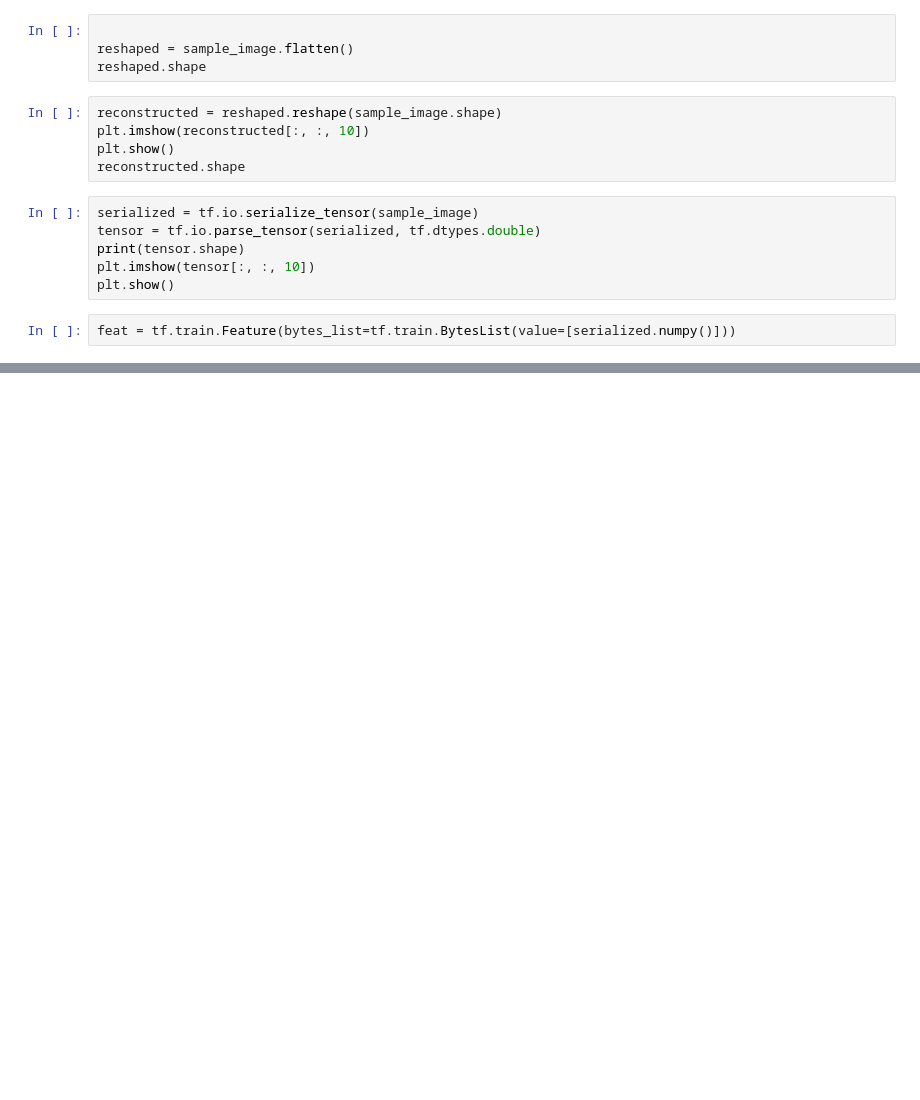
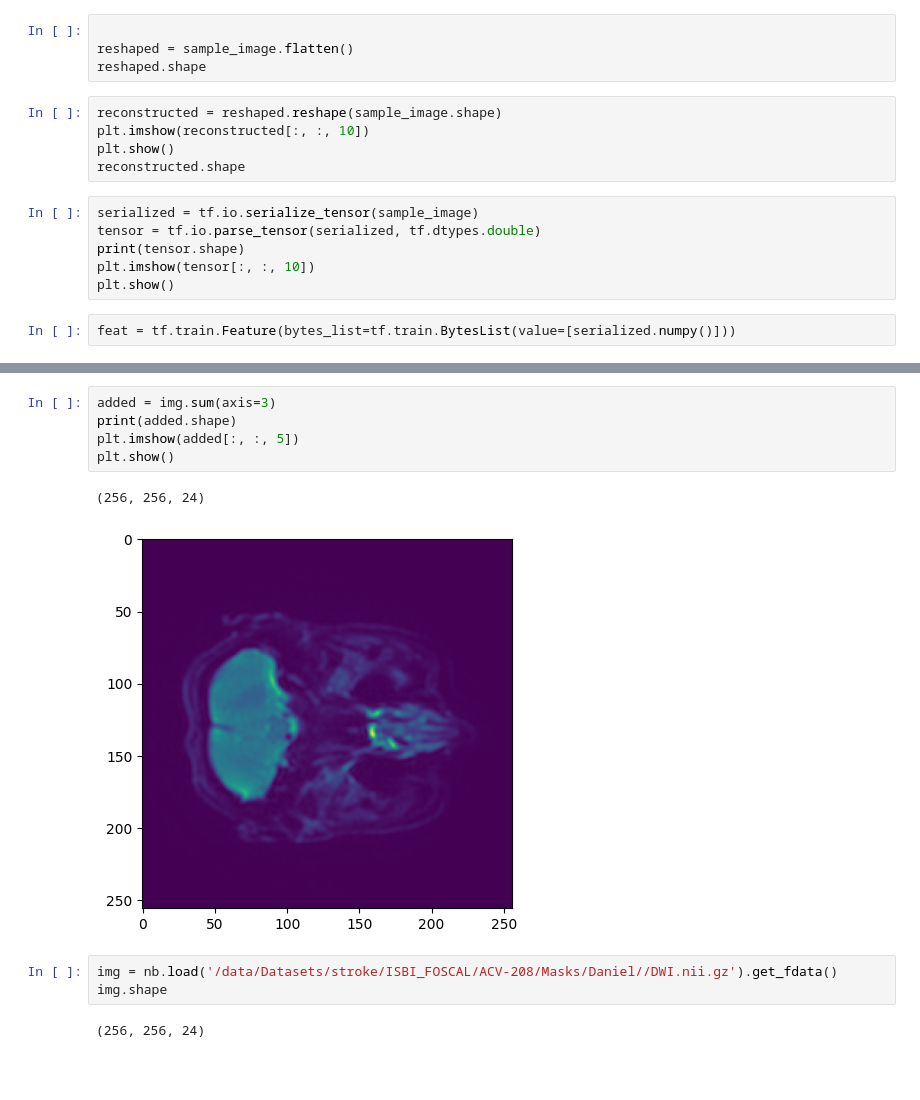
Before and after one commit to JulianGarciaDuarte/ACV_utilities, a Jupyter notebook: Make_dataset_ACV.ipynb, the cells around one changed output, grey strips where cells are left out. Saved outputs shown, nothing was run; the diff lists cells and outputs as text; blank space fills up the shorter version.

```diff
--- a/Make_dataset_ACV.ipynb
+++ b/Make_dataset_ACV.ipynb
@@ -240,2 +241,15 @@ feat
+# %%
+added = img.sum(axis=3)
+print(added.shape)
+plt.imshow(added[:, :, 5])
+plt.show()
+# %% [output]
+(256, 256, 24)
+[figure, added]
+# %%
+img = nb.load('/data/Datasets/stroke/ISBI_FOSCAL/ACV-208/Masks/Daniel//DWI.nii.gz').get_fdata()
+img.shape
+# %% [output]
+(256, 256, 24)
 # %% [markdown]
 #
```
Also changed, not shown: parts of 4 cells of this notebook, 1 other file.
